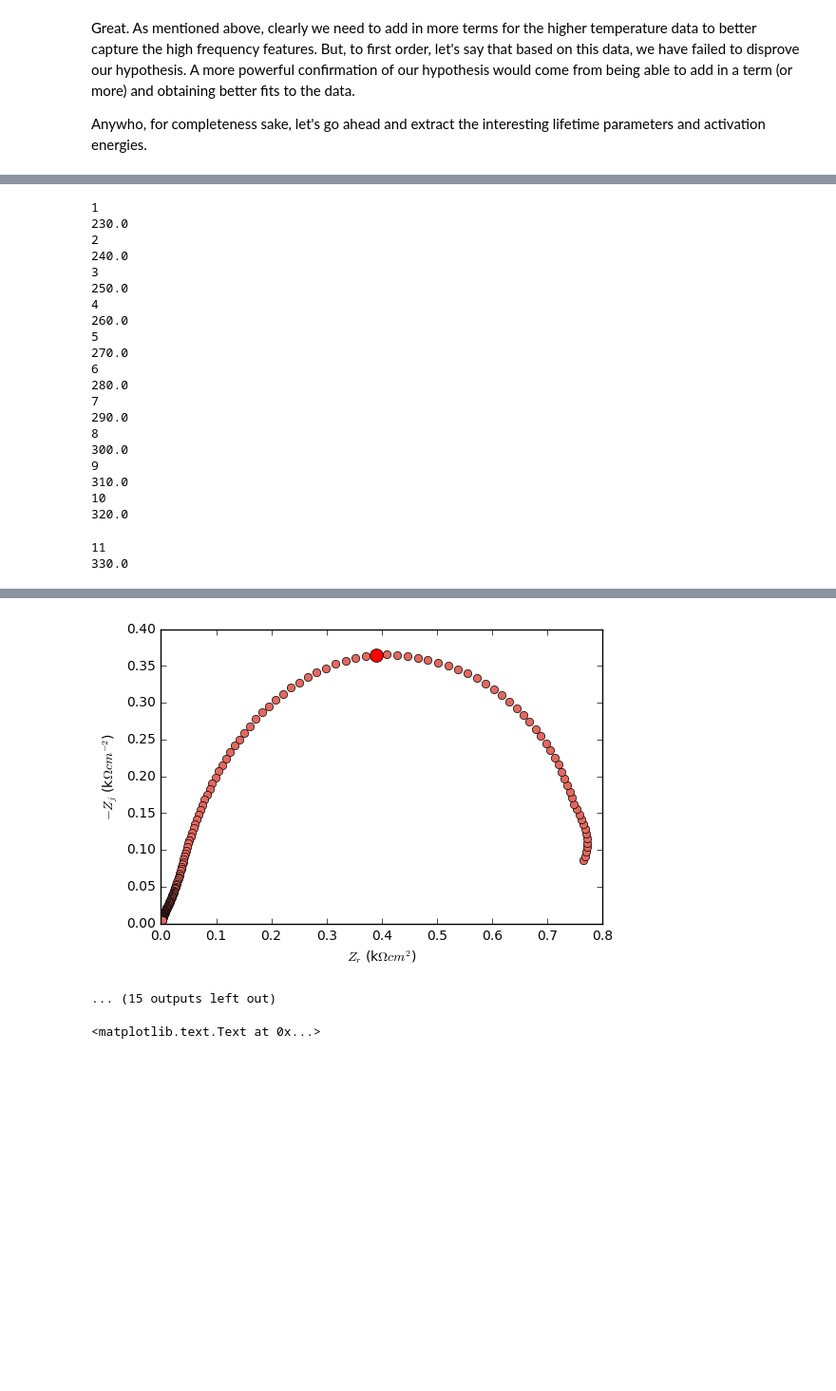
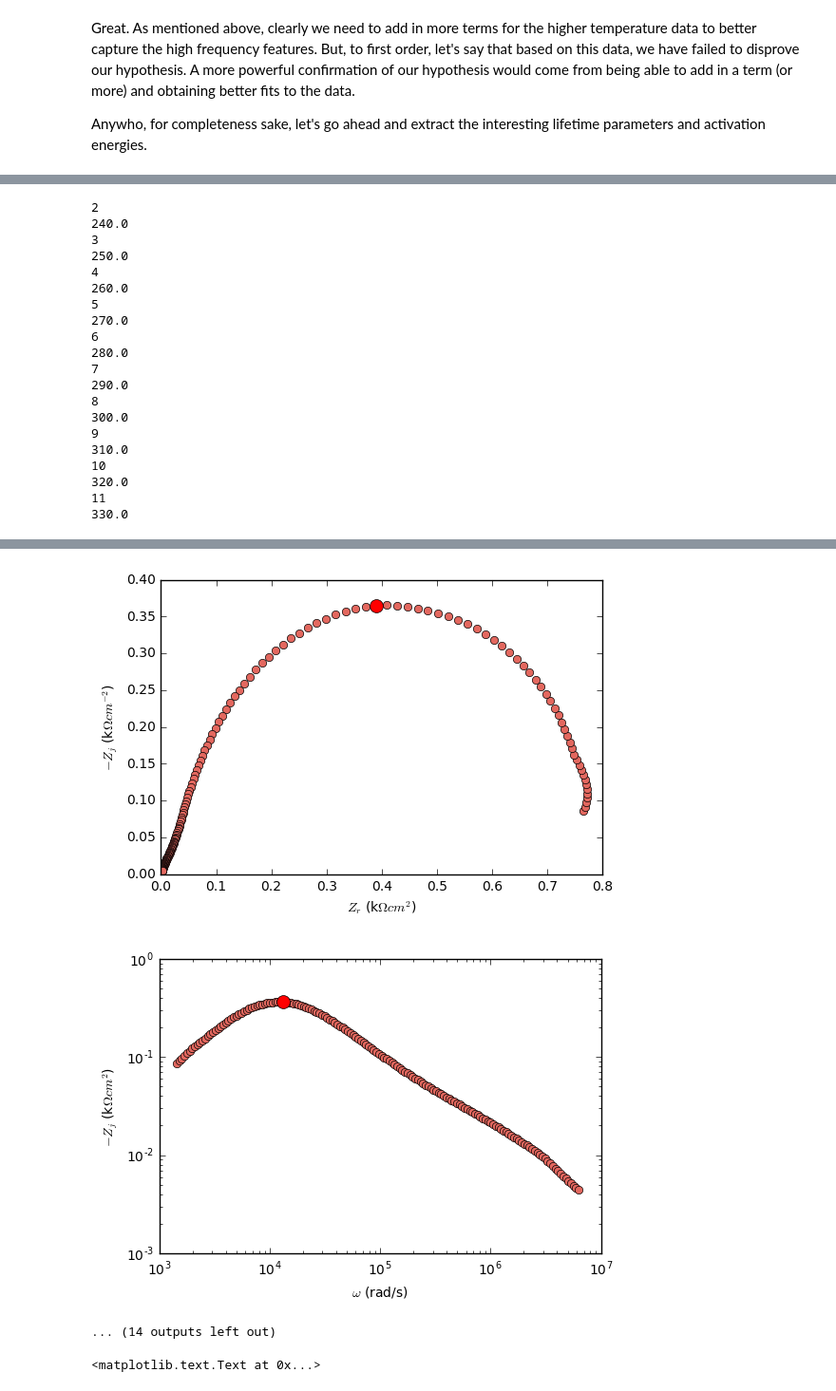
Before and after one commit to es-wong/Impedance-Project, a Jupyter notebook: oldData_testAnalysis.ipynb, the cells around one changed output, grey strips where cells are left out. Shown at 95% size. Saved outputs shown, nothing was run; the diff lists cells and outputs as text; code cells hidden in the pictures; blank space fills up the shorter version.

```diff
--- a/oldData_testAnalysis.ipynb
+++ b/oldData_testAnalysis.ipynb
@@ -304,7 +308,7 @@ So, let's go ahead and run the analysis on this data and see what shakes out.
 # hardcode the offset obtained by visual inspection. We start the fits here; i.e. offSet becomes index 0 in bounds array.
 offSet = 7
 
-bounds1 = np.zeros((tmax-7)+1)
+bounds1 = np.zeros((tmax-offSet))
 # bounds2 = np.zeros((16-13)+1)
 
 
@@ -592,8 +608,8 @@ RsFits = np.asarray(RsFits)
 RctFits = np.asarray(RctFits)
 
 # now do the calculation. obtain both tau and the index of w0
-tau = np.zeros(tmax-offSet+1)
-wt0 = np.zeros(tmax-offSet+1)
+tau = np.zeros(tmax-offSet)
+wt0 = np.zeros(tmax-offSet)
 for t in range(0,bounds1.shape[0]):
     tau[t] = [QFits[t]*RctFits[t]]**(1/alphaFits[t])
     wt0[t] = np.argmax(w(t+offSet) > (1/tau[t]))
@@ -605,8 +621,8 @@ for t in range(0,bounds1.shape[0]):
     ax.plot(Zr400(t+offSet)[wt0[t]],-Zi400(t+offSet)[wt0[t]],'ro', markersize = 10)
     ax.set_xlabel("$Z_{r}$ (k$\Omega cm^{2}$)")
     ax.set_ylabel("$-Z_{j}$ (k$\Omega cm^{-2}$)")
-    figName = '\\nyquist_tau_'+ np.array2string(T[t+offSet].astype(int)) + '.png'
-    plt.savefig(figDir + figName,dpi = 300)
+#     figName = '\\nyquist_tau_'+ np.array2string(T[t+offSet].astype(int)) + '.png'
+#     plt.savefig(figDir + figName,dpi = 300)
 
     fig, ax = plt.subplots(1,1)
     ax.plot(w(t+offSet)[bounds1[t]:],abs((-Zi400(t+offSet)[bounds1[t]:])),'o',color=tuple(colSet[t+offSet]))
@@ -616,8 +632,8 @@ for t in range(0,bounds1.shape[0]):
     ax.set_xscale("log")
     ax.set_yscale("log")
 #     ax.set_title("Im(Z) vs. $\omega$")
-    figName = '\\imZ_tau_'+ np.array2string(T[t+offSet].astype(int)) + '.png'
-    plt.savefig(figDir + figName,dpi = 300)
+#     figName = '\\imZ_tau_'+ np.array2string(T[t+offSet].astype(int)) + '.png'
+#     plt.savefig(figDir + figName,dpi = 300)
 # %% [output]
 0
 220.0
@@ -624,35 +642,34 @@ for t in range(0,bounds1.shape[0]):
-1
-230.0
 2
 240.0
 3
 250.0
 4
 260.0
 5
 270.0
 6
 280.0
 7
 290.0
 8
 300.0
 9
 310.0
 10
 320.0
+11
+330.0
-11
-330.0
 [figure]
 [figure]
 [figure]
 [figure]
 [figure]
 [figure]
 [figure]
 [figure]
 [figure]
-... (15 outputs left out)
+[figure, added]
+... (14 outputs left out)
 # %%
 fig,ax = plt.subplots(1,1)
 for t in range(0,bounds1.shape[0]):
```
Also changed, not shown: parts of 13 cells of this notebook.
